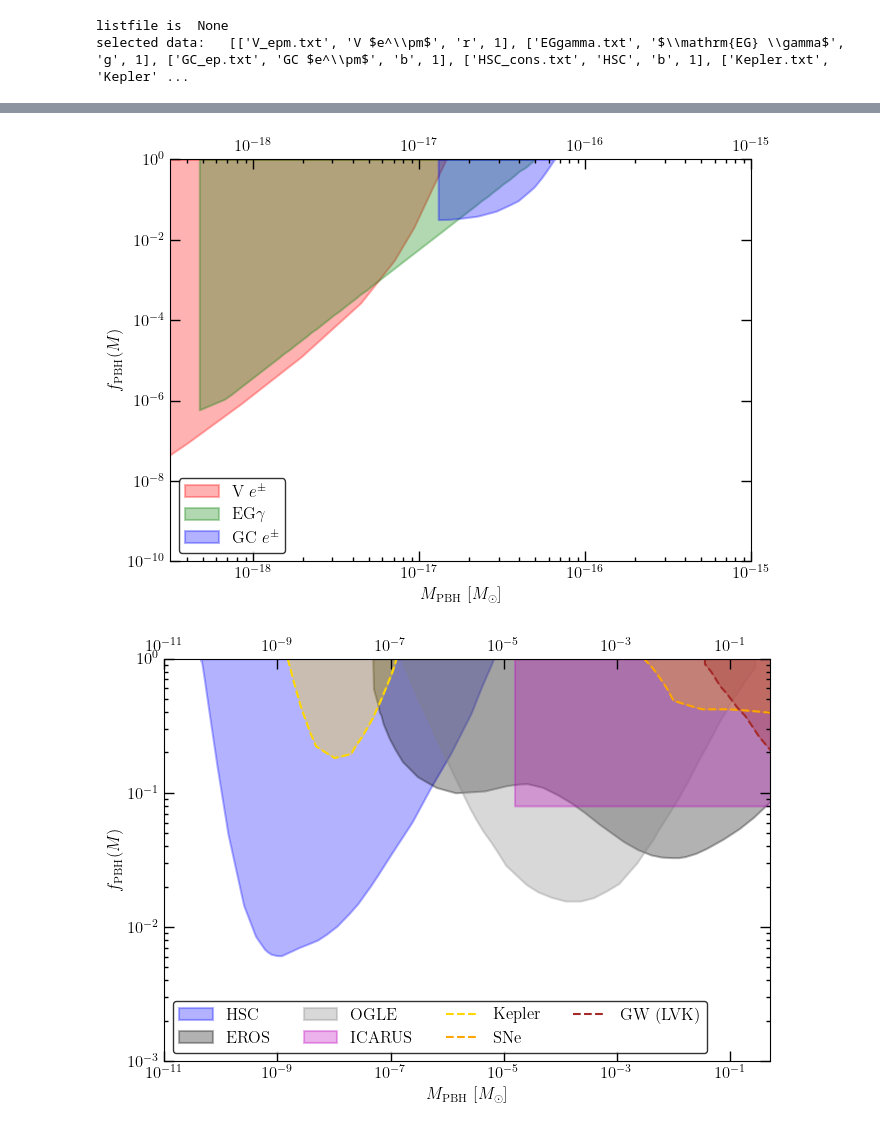
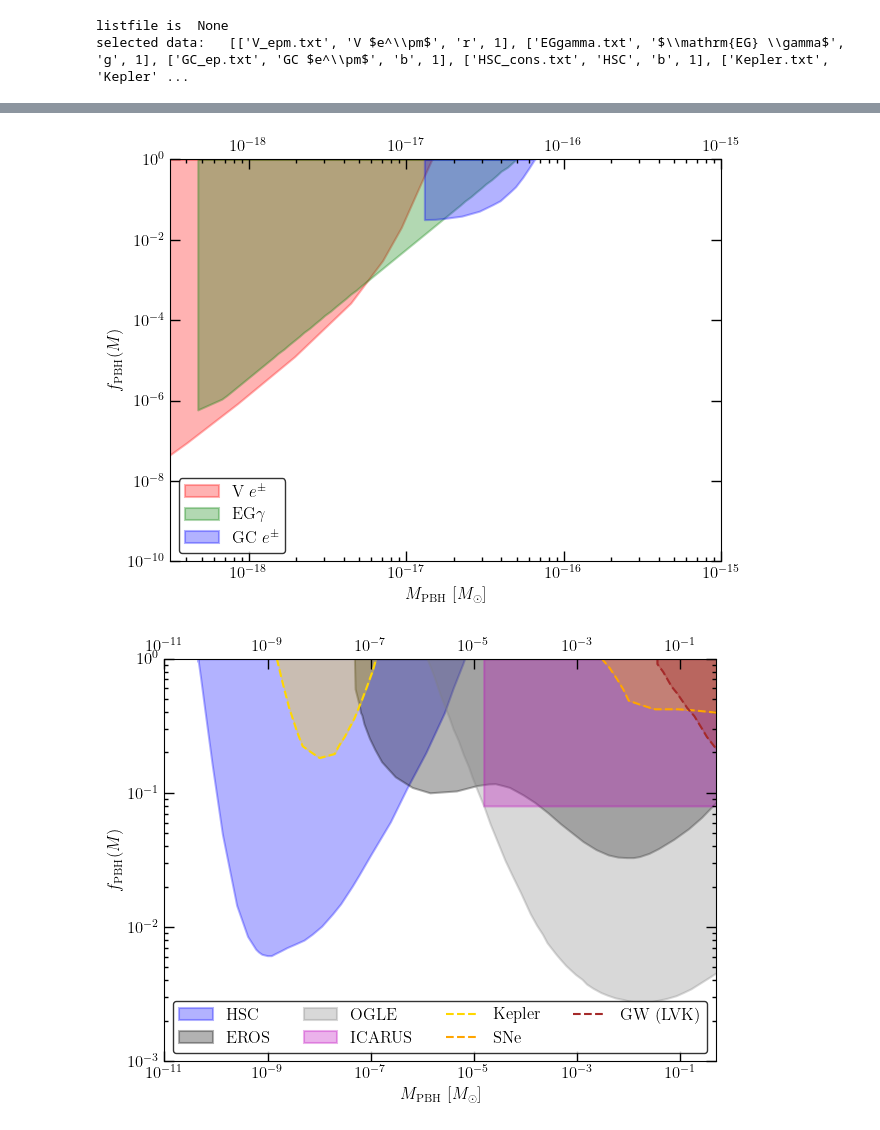
Before and after one commit to cjoana/LISA-PBH-WK, a Jupyter notebook: bounds/bounds.ipynb, the cells around one changed output, grey strips where cells are left out. Saved outputs shown, nothing was run; the diff lists cells and outputs as text; code cells hidden in the pictures.

Commit message:
add OGLE2024 data

```diff
--- a/bounds/bounds.ipynb
+++ b/bounds/bounds.ipynb
@@ -8,17 +8,18 @@ from matplotlib import ticker, cm
 from munch import Munch
 
 import sys, os
-FILEPATH = os.path.realpath("__file__")[:-9]  + "/"
-sys.path.append(FILEPATH)
-print(FILEPATH)
+#ROOTPATH = os.path.abspath(os.path.join(os.path.dirname( __file__ ), '..'))
+ROOTPATH = os.getcwd()
+FILEPATH = ROOTPATH
+
 
 #Default values, overridden if you pass in command line arguments
-listfile_default = FILEPATH + "data_bounds_all.dat"
-# outfile_default = FILEPATH + "plots/PBH_bounds.png"
-datadir =  FILEPATH + "data"
+listfile_default = FILEPATH + "/data_bounds_all.dat"
+# outfile_default = FILEPATH + "/plots/PBH_bounds.png"
+datadir =  FILEPATH + "/data"
 
-outfile = FILEPATH + "plots/PBH_bounds.png"
-outfile2 = FILEPATH + "plots/PBH_bounds_summary.png"
+outfile = FILEPATH + "/plots/PBH_bounds.png"
+outfile2 = FILEPATH + "/plots/PBH_bounds_summary.png"
 
 
 # import matplotlib as mpl
@@ -50,11 +49,11 @@ outfile2 = FILEPATH + "plots/PBH_bounds_summary.png"
 # %%
 #Default values, overridden if you pass in command line arguments
-listfile_default = FILEPATH + "data_bounds_all.dat"
+listfile_default = FILEPATH + "/data_bounds_all.dat"
 # outfile_default = FILEPATH + "plots/PBH_bounds.png"
-datadir =  FILEPATH + "data"
+datadir =  FILEPATH + "/data/"
 
-outfile = FILEPATH + "plots/PBH_bounds.png"
-outfile2 = FILEPATH + "plots/PBH_bounds_summary.png"
+outfile = FILEPATH + "/plots/PBH_bounds.png"
+outfile2 = FILEPATH + "/plots/PBH_bounds_summary.png"
 
 from params_bounds import *
 
@@ -89,7 +88,7 @@ for bound in sel_files:
     # print(f"loading {f_bound}")
 
     try:
-        x, y = np.loadtxt( datadir + '/' + str(f_bound), unpack=True)
+        x, y = np.loadtxt( datadir + str(f_bound), unpack=True)
 
         # lbl = str(f_bound[:-4])
         # if color:
@@ -105,7 +104,7 @@ for bound in sel_files:
 
     except Exception as e:
         mess = f" !!!! dataset {f_bound} has been skipt >> Error:\n {e}"
-        errs.append[mess]
+        # errs.append[mess]
         print(mess)
 
 
@@ -251,35 +250,35 @@ def partial_plot(ax, xlim=None, ylim=None, iplot=0):
     # ax.set_xticks(np.logspace(-18, 4, 23), minor=True)
     # ax.set_xticklabels([], minor=True)
 
     ax.set_xlabel(r'$M_\mathrm{PBH}$ [$M_\odot$]')
     ax.set_ylabel(r'$f_\mathrm{PBH} (M)$')
 
     ax.set_xscale('log')
     ax.set_yscale('log')
 
     return ax
 
 
 
-fig, ax = plt.subplots(1,1, figsize=(7,5))
+fig, ax = plt.subplots(1,1, figsize=(6.7,5))
 ax = partial_plot(ax, xlim=[10**-18.5, 1e-15])
 ax.legend(loc=3, ncol=1)
 fig.tight_layout()
 fig.savefig("./plots/sub1_low_Mass.jpg", dpi=600)
 
 
-fig, ax = plt.subplots(1,1, figsize=(7,5))
+fig, ax = plt.subplots(1,1, figsize=(6.7,5))
 ax = partial_plot(ax, xlim=[1e-11, 0.5], ylim=[1e-3,1], iplot=1)
 ax.legend(loc=3, ncol=4)
 fig.tight_layout()
 fig.savefig("./plots/sub2_Mid_Mass.jpg", dpi=600)
 
 
-fig, ax = plt.subplots(1,1, figsize=(12.25,5))
+fig, ax = plt.subplots(1,1, figsize=(12.4,5))
 ax = partial_plot(ax, xlim=[0.5, 10**10], iplot=2)
 ax.legend(loc=3, ncol=6)
 fig.tight_layout()
 fig.savefig("./plots/sub3_High_Mass.jpg", dpi=600)
 # %% [output]
-[figure, old version]
+[figure, new version]
-[figure, old version]
+[figure, new version]
```
Also changed, not shown: parts of 3 cells of this notebook, 15 other files.
